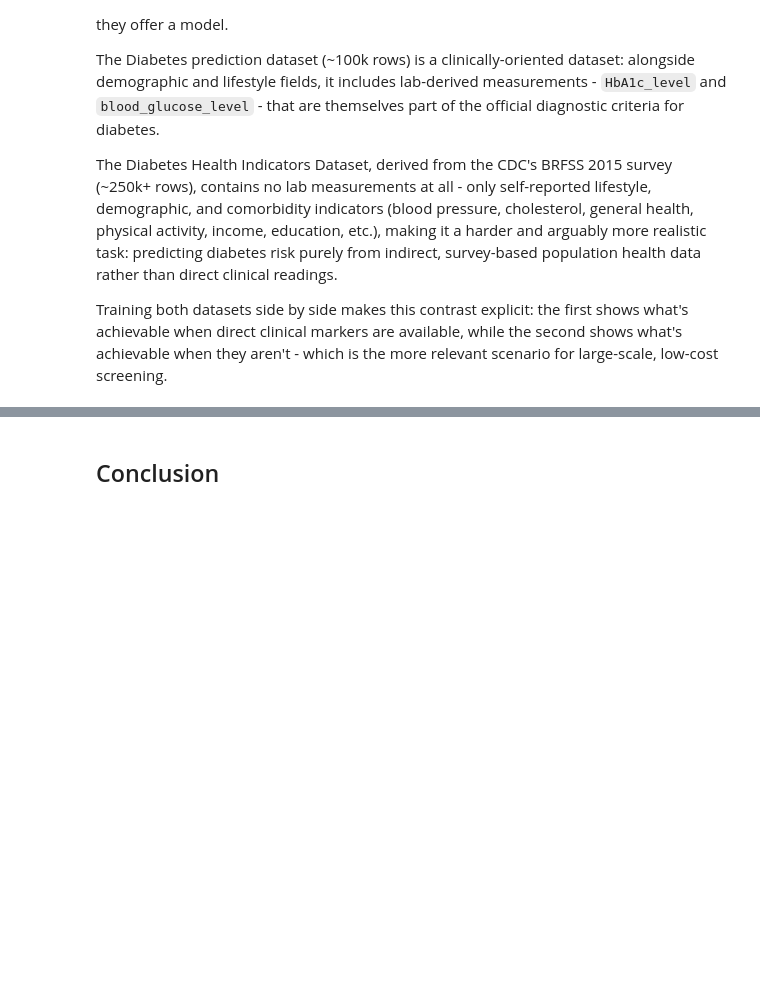
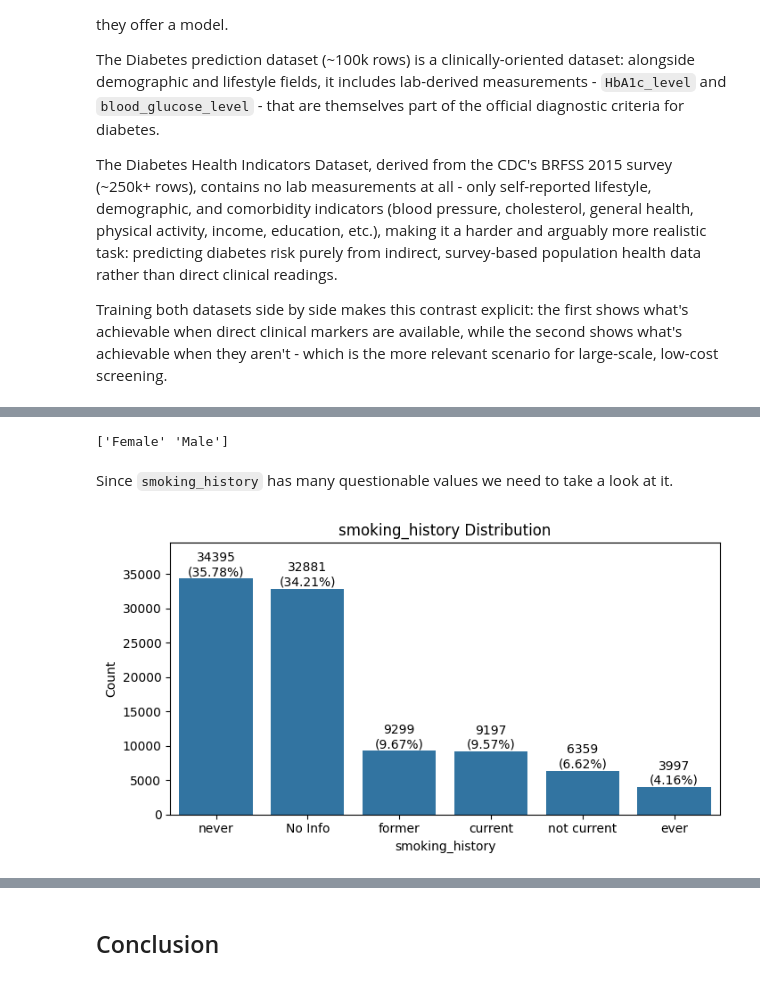
Before and after one commit to VladoDev03/diabetes-prediction, a Jupyter notebook: final_project.ipynb, the cells around one changed output, grey strips where cells are left out. Drawn from its saved outputs; the diff is of its cells as text; code cells hidden in the pictures; blank space fills up the shorter version.

```diff
--- a/final_project.ipynb
+++ b/final_project.ipynb
@@ -160,0 +883,12 @@ Binary label (0 = No diabetes, 1 = Prediabetes, 2 = Diabetes), with a substantia
+# %%
+diabetes_data = diabetes_data[diabetes_data.gender != "Other"].reset_index(drop=True)
+# %%
+print(diabetes_data.gender.unique())
+# %% [output]
+['Female' 'Male']
+# %% [markdown]
+Since `smoking_history` has many questionable values we need to take a look at it.
+# %%
+plot_categorical_distribution(diabetes_data, "smoking_history")
+# %% [output]
+[figure, added]
```
Also changed, not shown: parts of 342 cells of this notebook, 1 other file.
